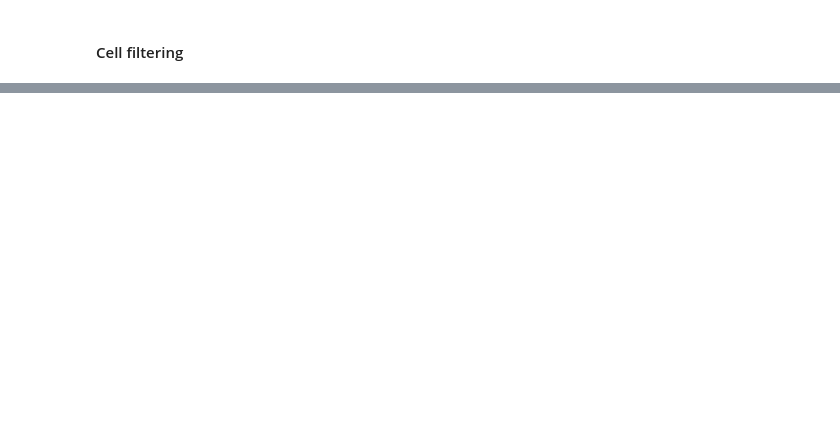
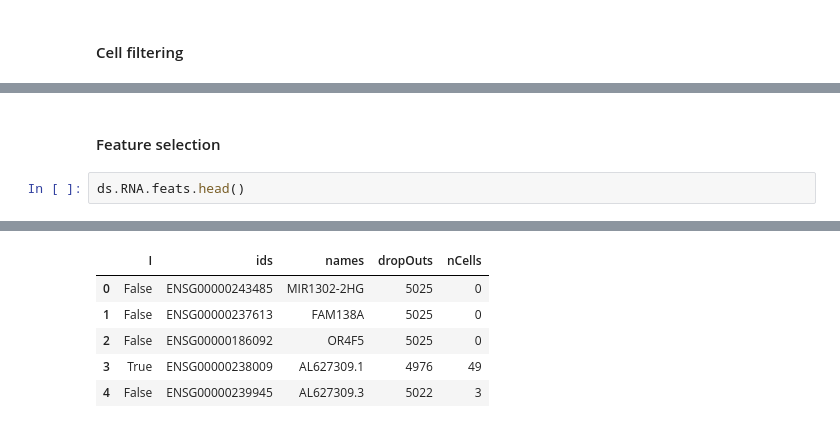
Before and after one commit to mujtababarsi/Scarf-workflow-PBMC, a Jupyter notebook: Scarf scRna-seq Analysis.ipynb, the cells around one changed output, grey strips where cells are left out. Cells and saved outputs as stored; diff of their text form; blank space fills up the shorter version.

```diff
--- a/Scarf scRna-seq Analysis.ipynb
+++ b/Scarf scRna-seq Analysis.ipynb
@@ -78,3 +84,8 @@ ds.cells.head()
 | 2 | False | AAACCCATCACCTCAC-1 | AAACCCATCACCTCAC-1 | 962.0 | 346.0 | 53.430353 | 2.494802 |
 | 3 | True | AAACGCTAGGGCATGT-1 | AAACGCTAGGGCATGT-1 | 5788.0 | 1799.0 | 10.919143 | 28.783690 |
 | 4 | True | AAACGCTGTAGGTACG-1 | AAACGCTGTAGGTACG-1 | 13186.0 | 2887.0 | 7.955407 | 35.750038 |
+# %% [markdown]
+#### Feature selection
+# %%
+ds.RNA.feats.head()
+# %% [output]
@@ -80,0 +93,6 @@ ds.cells.head()
+|  | I | ids | names | dropOuts | nCells |
+| 0 | False | ENSG00000243485 | MIR1302-2HG | 5025 | 0 |
+| 1 | False | ENSG00000237613 | FAM138A | 5025 | 0 |
+| 2 | False | ENSG00000186092 | OR4F5 | 5025 | 0 |
+| 3 | True | ENSG00000238009 | AL627309.1 | 4976 | 49 |
+| 4 | False | ENSG00000239945 | AL627309.3 | 5022 | 3 |
```
Also changed, not shown: parts of 18 cells of this notebook.
